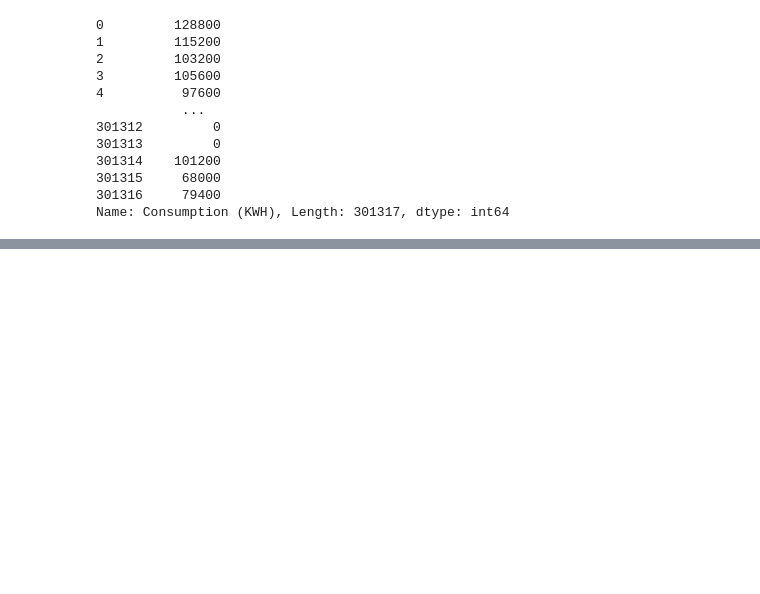
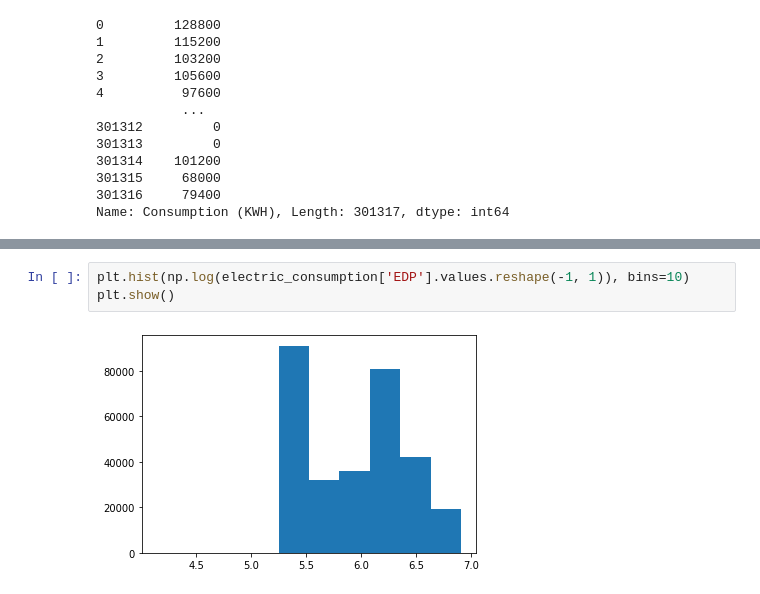
Before and after one commit to shewilliams/data71200su21, a Jupyter notebook: Project 1/Project 1 Notebook - Electric Consumption in NYCHA.ipynb, the cells around one changed output, grey strips where cells are left out. Drawn from its saved outputs; the diff is of its cells as text; blank space fills up the shorter version.

```diff
--- a/Project 1/Project 1 Notebook - Electric Consumption in NYCHA.ipynb
+++ b/Project 1/Project 1 Notebook - Electric Consumption in NYCHA.ipynb
@@ -215,0 +263,5 @@ electric_consumption[["# days"]] = transformer.fit_transform(electric_consumptio
+# %%
+plt.hist(np.log(electric_consumption['EDP'].values.reshape(-1, 1)), bins=10)
+plt.show()
+# %% [output]
+[figure, added]
```
Also changed, not shown: parts of 21 cells of this notebook, 1 other file.
